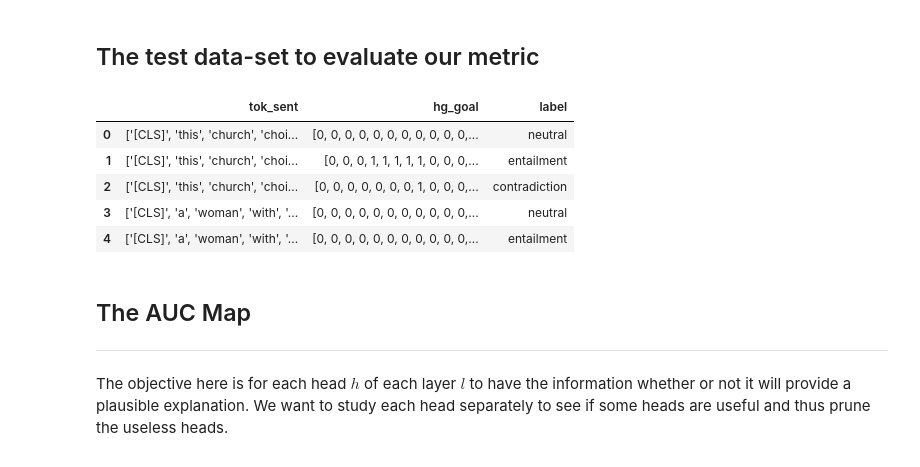
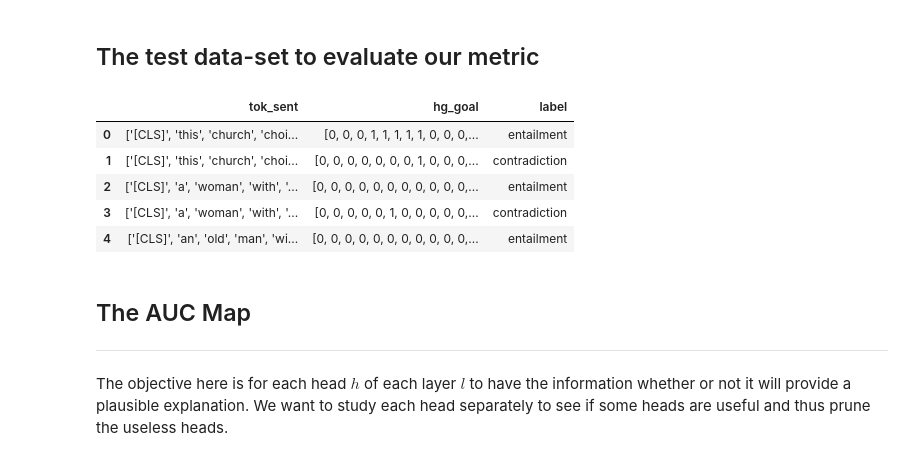
Before and after one commit to lolofo/stage_4_gm, a Jupyter notebook: attention_algorithms/notebooks/AUC Head Map Neutral Less.ipynb, the cells around one changed output. Saved outputs shown, nothing was run; the diff lists cells and outputs as text; code cells hidden in the pictures.

```diff
--- a/attention_algorithms/notebooks/AUC Head Map Neutral Less.ipynb
+++ b/attention_algorithms/notebooks/AUC Head Map Neutral Less.ipynb
@@ -78,15 +81,18 @@ sentences, masks, train_labels = next(iter(data_loader))
 # %%
 # the data we annotated.
 e_snli_data = pd.read_csv(os.path.join('.cache', 'raw_data', 'e_snli', 'cleaned_data', 'test.csv'), sep=",")\
     [["tok_sent", "hg_goal", "label"]]
+
+e_snli_data = e_snli_data[e_snli_data.label != "neutral"]
+e_snli_data.reset_index(drop=True, inplace=True)
 e_snli_data.head()
 # %% [output]
 |  | tok_sent | hg_goal | label |
-| 0 | ['[CLS]', 'this', 'church', 'choi... | [0, 0, 0, 0, 0, 0, 0, 0, 0, 0, 0,... | neutral |
-| 1 | ['[CLS]', 'this', 'church', 'choi... | [0, 0, 0, 1, 1, 1, 1, 1, 0, 0, 0,... | entailment |
-| 2 | ['[CLS]', 'this', 'church', 'choi... | [0, 0, 0, 0, 0, 0, 0, 1, 0, 0, 0,... | contradiction |
-| 3 | ['[CLS]', 'a', 'woman', 'with', '... | [0, 0, 0, 0, 0, 0, 0, 0, 0, 0, 0,... | neutral |
-| 4 | ['[CLS]', 'a', 'woman', 'with', '... | [0, 0, 0, 0, 0, 0, 0, 0, 0, 0, 0,... | entailment |
+| 0 | ['[CLS]', 'this', 'church', 'choi... | [0, 0, 0, 1, 1, 1, 1, 1, 0, 0, 0,... | entailment |
+| 1 | ['[CLS]', 'this', 'church', 'choi... | [0, 0, 0, 0, 0, 0, 0, 1, 0, 0, 0,... | contradiction |
+| 2 | ['[CLS]', 'a', 'woman', 'with', '... | [0, 0, 0, 0, 0, 0, 0, 0, 0, 0, 0,... | entailment |
+| 3 | ['[CLS]', 'a', 'woman', 'with', '... | [0, 0, 0, 0, 0, 1, 0, 0, 0, 0, 0,... | contradiction |
+| 4 | ['[CLS]', 'an', 'old', 'man', 'wi... | [0, 0, 0, 0, 0, 0, 0, 0, 0, 0, 0,... | entailment |
 # %% [markdown]
 ## The AUC Map
 
```
Also changed, not shown: parts of 17 cells of this notebook, 3 other files.
